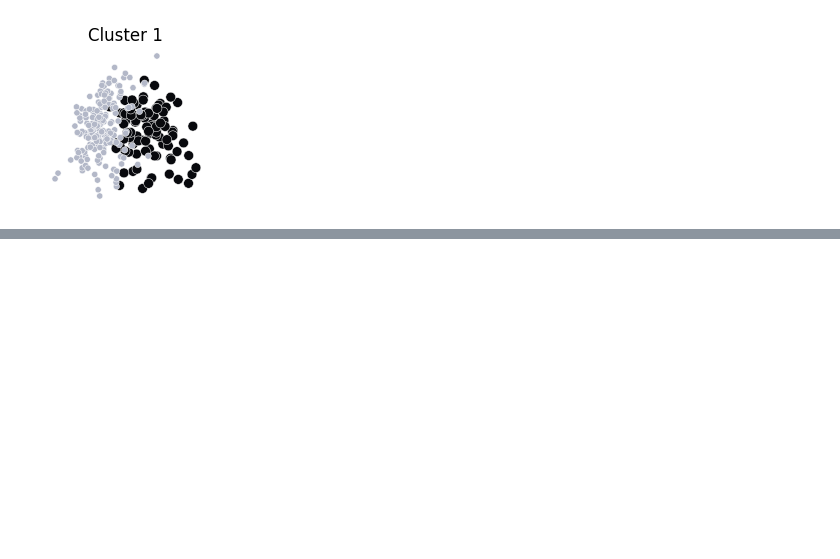
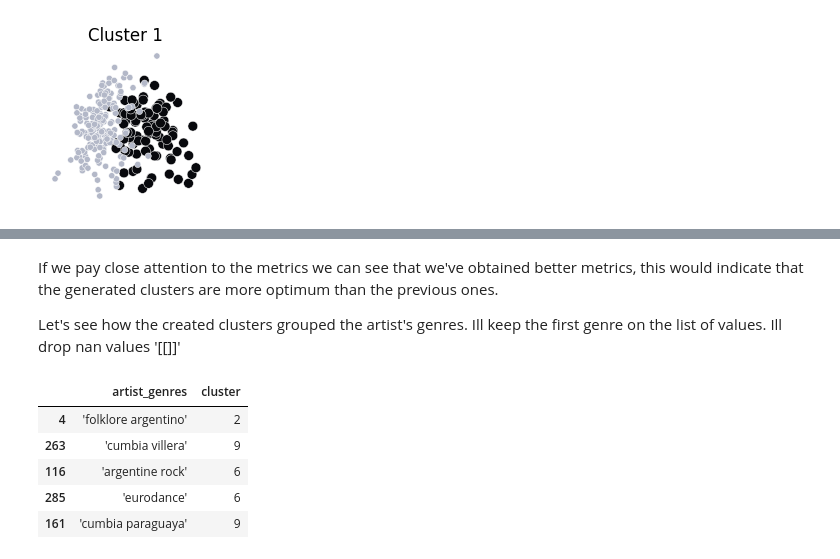
Before and after one commit to bautidea/kaggle_competitions, a Jupyter notebook: spotify_clustering/notebook_resolucion.ipynb, the cells around one changed output, grey strips where cells are left out. Cells and saved outputs as stored; diff of their text form; code cells hidden in the pictures; blank space fills up the shorter version.

```diff
--- a/spotify_clustering/notebook_resolucion.ipynb
+++ b/spotify_clustering/notebook_resolucion.ipynb
@@ -812,0 +847,30 @@ X_sc
+# %% [markdown]
+If we pay close attention to the metrics we can see that we've obtained better metrics, this would indicate that the generated clusters are more optimum than the previous ones.
+
+Let's see how the created clusters grouped the artist's genres. Ill keep the first genre on the list of values. Ill drop nan values '[[]]'
+# %%
+# Creating a copy so i can work fresh.
+data_genre = pd.DataFrame(data['artist_genres'].copy())
+data_genre['cluster'] = label
+
+data_genre.dropna(how='any', axis=0, inplace=True)
+# %%
+# Using regex to retrieve the first element on the list.
+pattern = "('+\w+(-*\s*\w*)*'+)"
+pattern_re = re.compile(pattern)
+
+def extract_artist_genre (text):
+    patter_search = pattern_re.search(text)
+
+    return patter_search.group(1) if patter_search else ''
+
+data_genre['artist_genres'] = data_genre['artist_genres'].apply(lambda x: extract_artist_genre(x))
+
+data_genre.sample(5)
+# %% [output]
+|  | artist_genres | cluster |
+| 4 | 'folklore argentino' | 2 |
+| 263 | 'cumbia villera' | 9 |
+| 116 | 'argentine rock' | 6 |
+| 285 | 'eurodance' | 6 |
+| 161 | 'cumbia paraguaya' | 9 |
```
Also changed, not shown: parts of 14 cells of this notebook.
